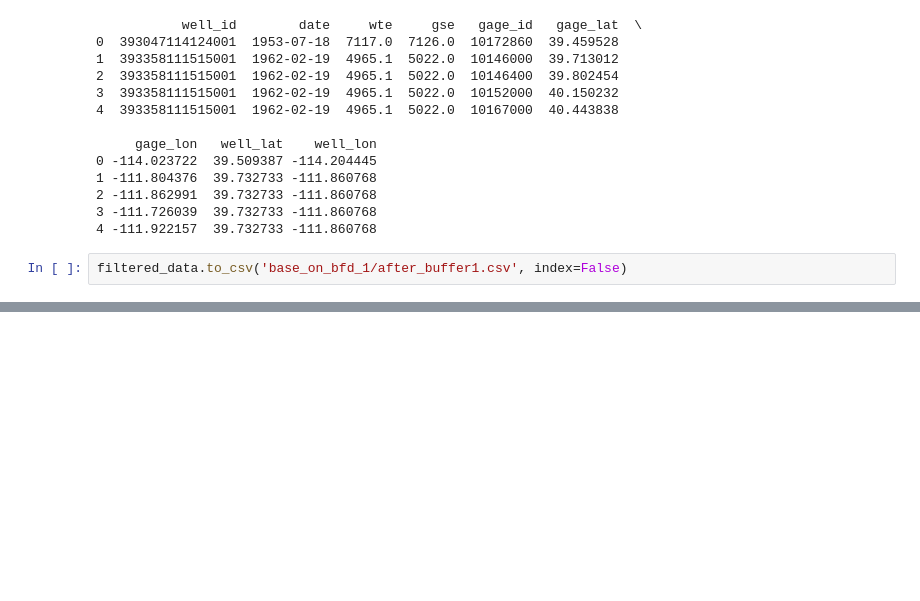
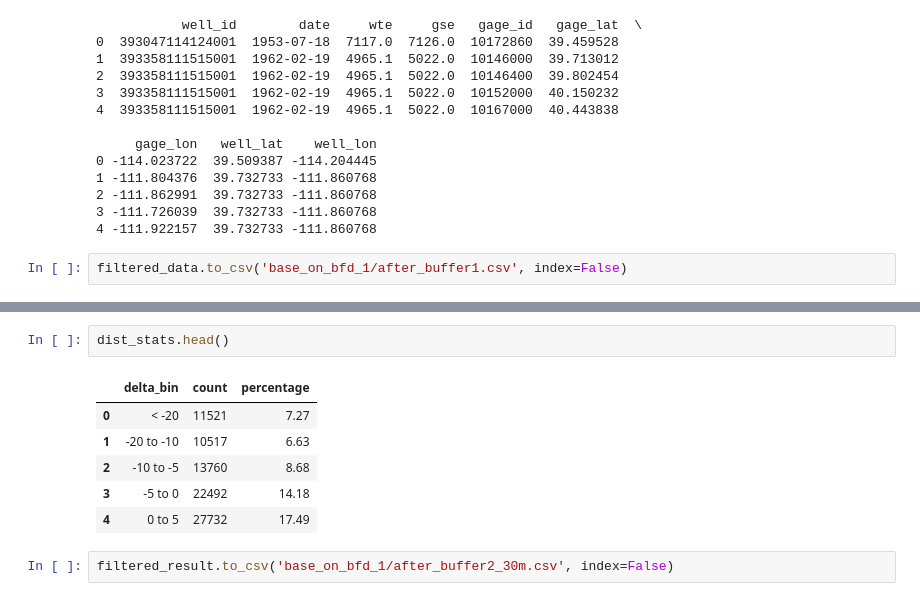
Before and after one commit to xueyil9/gslb_local_running, a Jupyter notebook: base_on_first_bfd_1_june10.ipynb, the cells around one changed output, grey strips where cells are left out. Cells and saved outputs as stored; diff of their text form; blank space fills up the shorter version.

```diff
--- a/base_on_first_bfd_1_june10.ipynb
+++ b/base_on_first_bfd_1_june10.ipynb
@@ -296,0 +385,11 @@ filtered_data = pd.read_csv('data/after_buffer1.csv')
+# %%
+dist_stats.head()
+# %% [output]
+|  | delta_bin | count | percentage |
+| 0 | < -20 | 11521 | 7.27 |
+| 1 | -20 to -10 | 10517 | 6.63 |
+| 2 | -10 to -5 | 13760 | 8.68 |
+| 3 | -5 to 0 | 22492 | 14.18 |
+| 4 | 0 to 5 | 27732 | 17.49 |
+# %%
+filtered_result.to_csv('base_on_bfd_1/after_buffer2_30m.csv', index=False)
```
Also changed, not shown: parts of 5 cells of this notebook.
